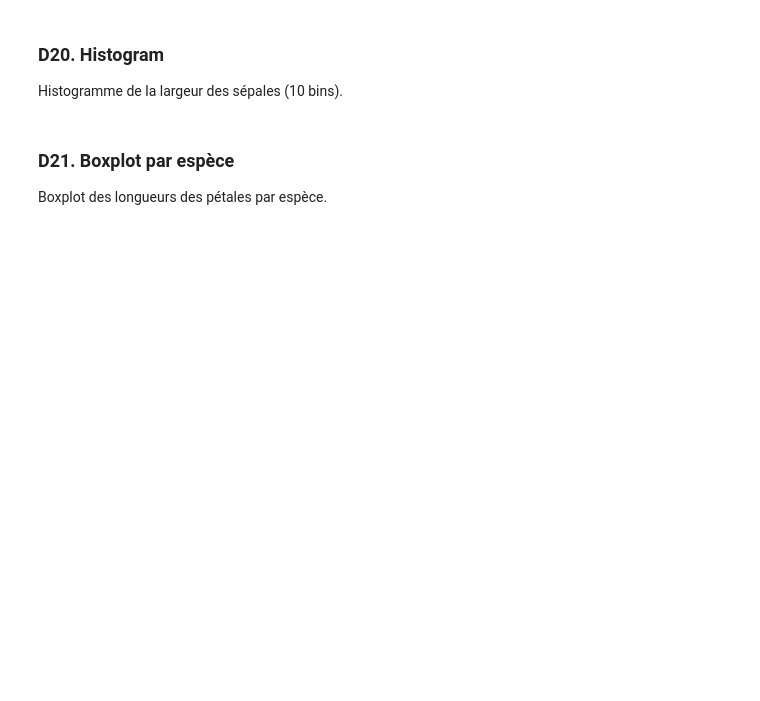
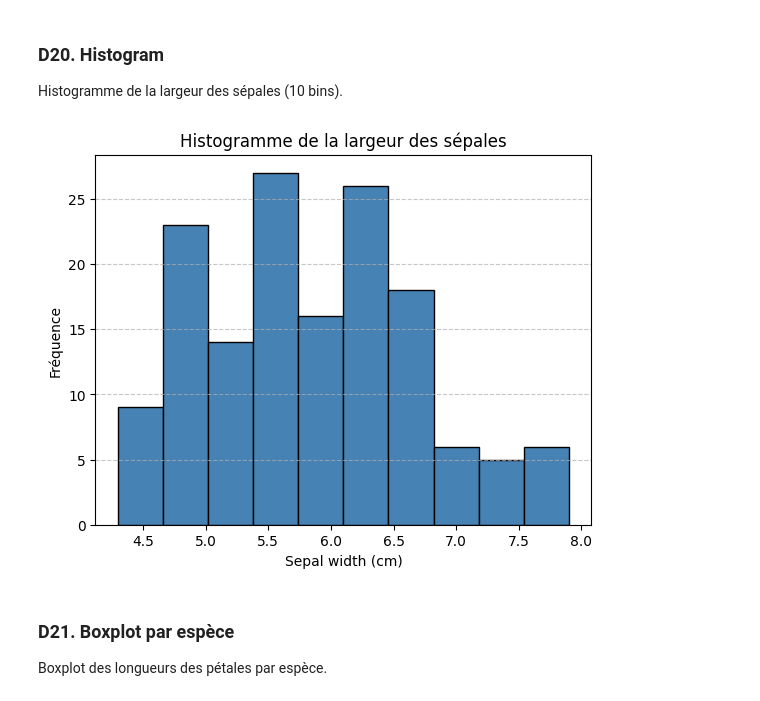
Before and after one commit to USMS-FPK-IA-GI-2025/controle-01-numpy-and-matplotlib-iris-Chouss777, a Jupyter notebook: notebooks/controle_numpy_matplotlib.ipynb, the cells around one changed output. Saved outputs shown, nothing was run; the diff lists cells and outputs as text; code cells hidden in the pictures; blank space fills up the shorter version.

```diff
--- a/notebooks/controle_numpy_matplotlib.ipynb
+++ b/notebooks/controle_numpy_matplotlib.ipynb
@@ -244,3 +259,12 @@ Histogramme de la largeur des sépales (10 bins).
+# %%
+plt.hist(features[:, 1], bins=10, color='steelblue', edgecolor='black')
+plt.xlabel('Sepal width (cm)')
+plt.ylabel('Fréquence')
+plt.title('Histogramme de la largeur des sépales')
+plt.grid(axis='y', linestyle='--', alpha=0.7)
+plt.show()
+# %% [output]
+[figure, added]
 # %% [markdown]
 ### D21. Boxplot par espèce
 Boxplot des longueurs des pétales par espèce.
```
Also changed, not shown: parts of 27 cells of this notebook.
